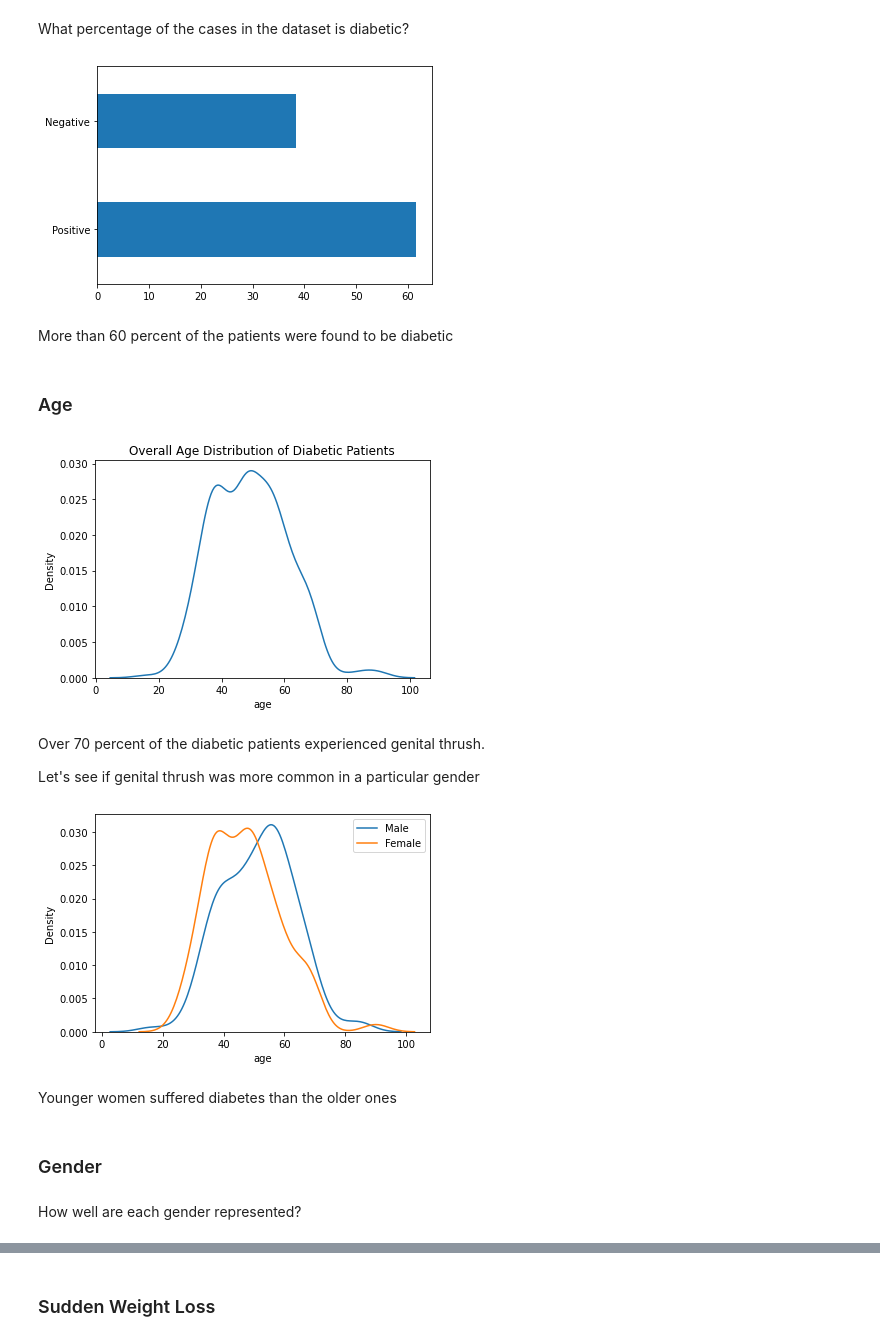
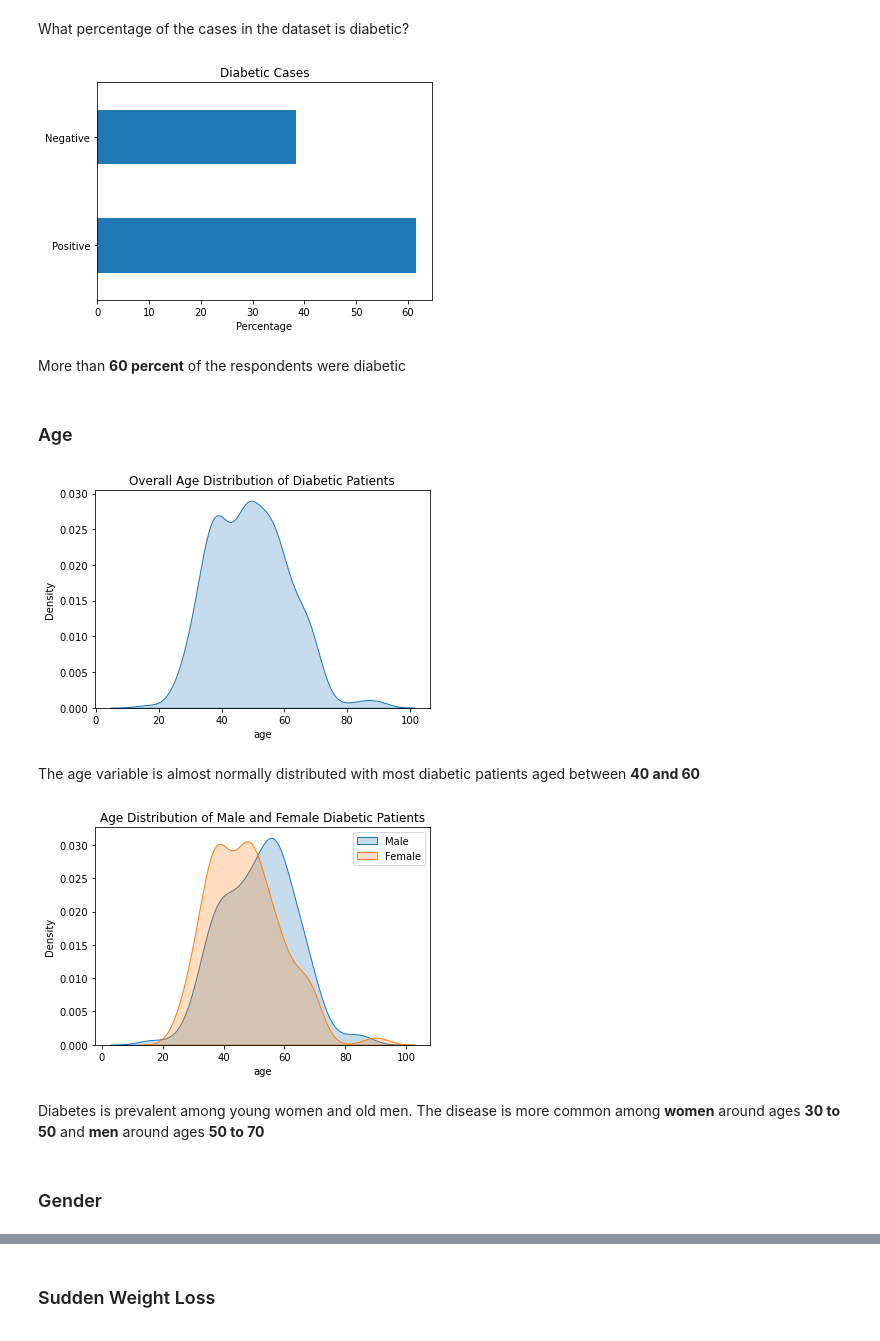
Before and after one commit to hassan-ademola/diabetes_prevention, a Jupyter notebook: diabetes_prevention.ipynb, the cells around one changed output, grey strips where cells are left out. Cells and saved outputs as stored; diff of their text form; code cells hidden in the pictures.

```diff
--- a/diabetes_prevention.ipynb
+++ b/diabetes_prevention.ipynb
@@ -27,7 +27,7 @@ df.head()
 **Age** is the only numerical variable in the dataset
 # %%
 # rename columns for consistency
-df.columns = df.columns.str.lower()
+df.columns = df.columns.str.lower().str.replace(' ','_')
 # %%
 # get a summary of the data
 df.info()
@@ -75,9 +75,11 @@ df.describe()
 # %% [markdown]
 What percentage of the cases in the dataset is diabetic?
 # %%
-(df['class'].value_counts(normalize=True)*100).plot.barh();
+(df['class'].value_counts(normalize=True)*100).plot.barh()
+plt.title('Diabetic Cases')
+plt.xlabel('Percentage');
 # %% [output]
-[figure, old version]
+[figure, new version]
 # %% [markdown]
-More than 60 percent of the patients were found to be diabetic
+More than **60 percent** of the respondents were diabetic
 # %%
@@ -85,25 +88,22 @@ positive = df[df['class']=='Positive']
 # %% [markdown]
 ### Age
 # %%
-sns.distplot(positive.age, hist=False)
+sns.kdeplot(positive.age,shade=True)
 plt.title('Overall Age Distribution of Diabetic Patients');
 # %% [output]
-[figure, old version]
+[figure, new version]
 # %% [markdown]
-Over 70 percent of the diabetic patients experienced genital thrush.
-
-Let's see if genital thrush was more common in a particular gender
+The age variable is almost normally distributed with most diabetic patients aged between **40 and 60**
 # %%
-sns.distplot(positive[positive.gender=='Male'].age,label='Male',hist=False)
-sns.distplot(positive[positive.gender=='Female'].age,label='Female',hist=False)
-plt.legend();
+sns.kdeplot(positive[positive.gender=='Male'].age,label='Male',shade=True)
+sns.kdeplot(positive[positive.gender=='Female'].age,label='Female',shade=True)
+plt.legend()
+plt.title('Age Distribution of Male and Female Diabetic Patients');
 # %% [output]
-[figure, old version]
+[figure, new version]
 # %% [markdown]
-Younger women suffered diabetes than the older ones
+Diabetes is prevalent among young women and old men. The disease is more common among **women** around ages **30 to 50** and **men** around ages **50 to 70**
 # %% [markdown]
 ### Gender
-# %% [markdown]
-How well are each gender represented?
 # %%
 gender = df.gender.value_counts(normalize=True)*100
```
Also changed, not shown: parts of 57 cells of this notebook.
